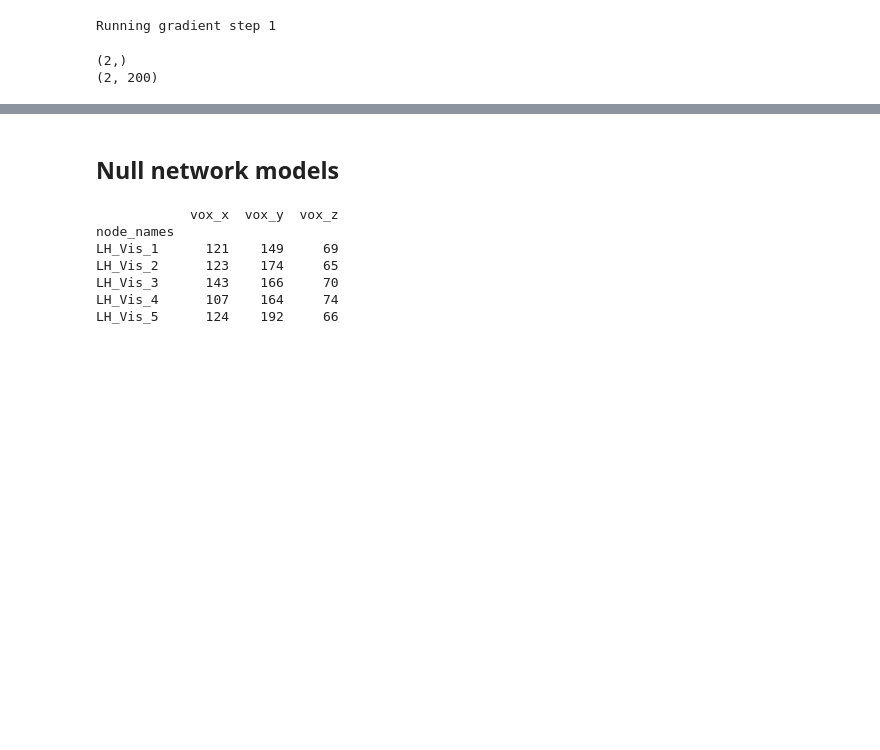
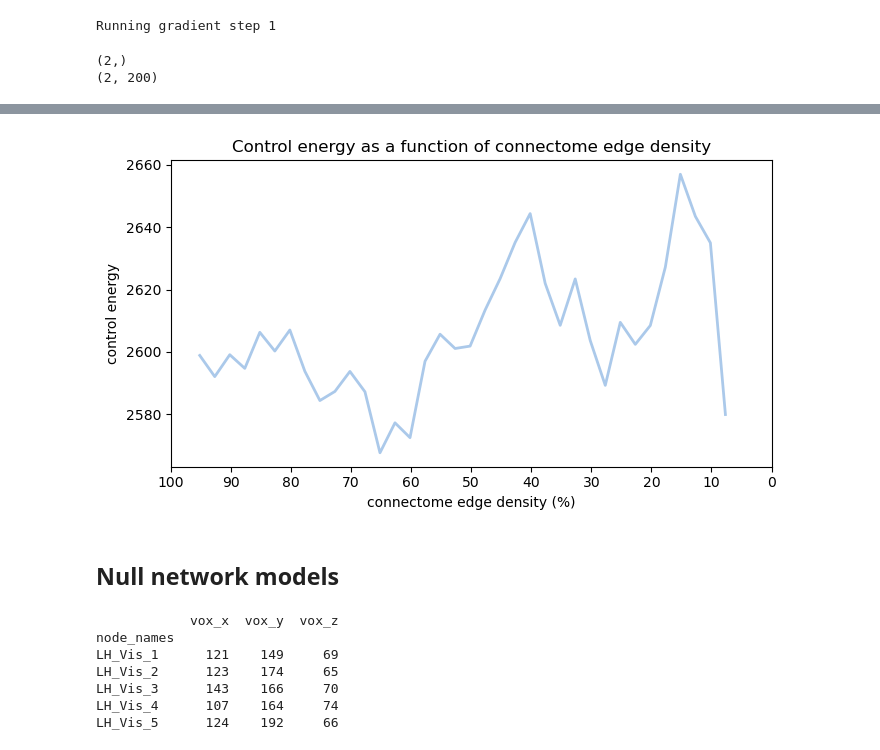
Before and after one commit to LindenParkesLab/nctpy, a Jupyter notebook: scripts/path_a_control_energy_binary.ipynb, the cells around one changed output, grey strips where cells are left out. Cells and saved outputs as stored; diff of their text form; code cells hidden in the pictures; blank space fills up the shorter version.

Commit message:
added edge density plot

```diff
--- a/scripts/path_a_control_energy_binary.ipynb
+++ b/scripts/path_a_control_energy_binary.ipynb
@@ -39,5 +39,12 @@ A_file = 'pnc_schaefer200_Am.npy'
 A = np.load(os.path.join(datadir, A_file))
 n_nodes = A.shape[0]
 print(A.shape)
+
+# check for self-connections
+print(np.any(np.diag(A) > 0))
+
+# get density including self connections
+A_d = np.count_nonzero(np.triu(A, k=0)) / (n_nodes ** 2 / 2)
+print(A_d)
 # %% [output]
 (200, 200)
@@ -359,3 +421,19 @@ Running gradient step 1
+# %%
+f, ax = plt.subplots(figsize=(7, 4))
+blue = [171/255, 201/255, 234/255]
+# plot control signals for initial state
+ax.plot(A_d_pruned*100, E_prune, linewidth=2, color=blue)
+ax.set_title('Control energy as a function of connectome edge density')
+ax.set_ylabel('control energy')
+ax.set_xlabel('connectome edge density (%)')
+ax.set_xticks(np.arange(0, 110, 10))
+ax.invert_xaxis()
+
+f.tight_layout()
+f.savefig(os.path.join(resultsdir, 'energy_density.svg'), dpi=600, bbox_inches='tight', pad_inches=0.01)
+plt.show()
+# %% [output]
+[figure, added]
 # %% [markdown]
 ## Null network models
 # %%
```
Also changed, not shown: parts of 4 cells of this notebook.
